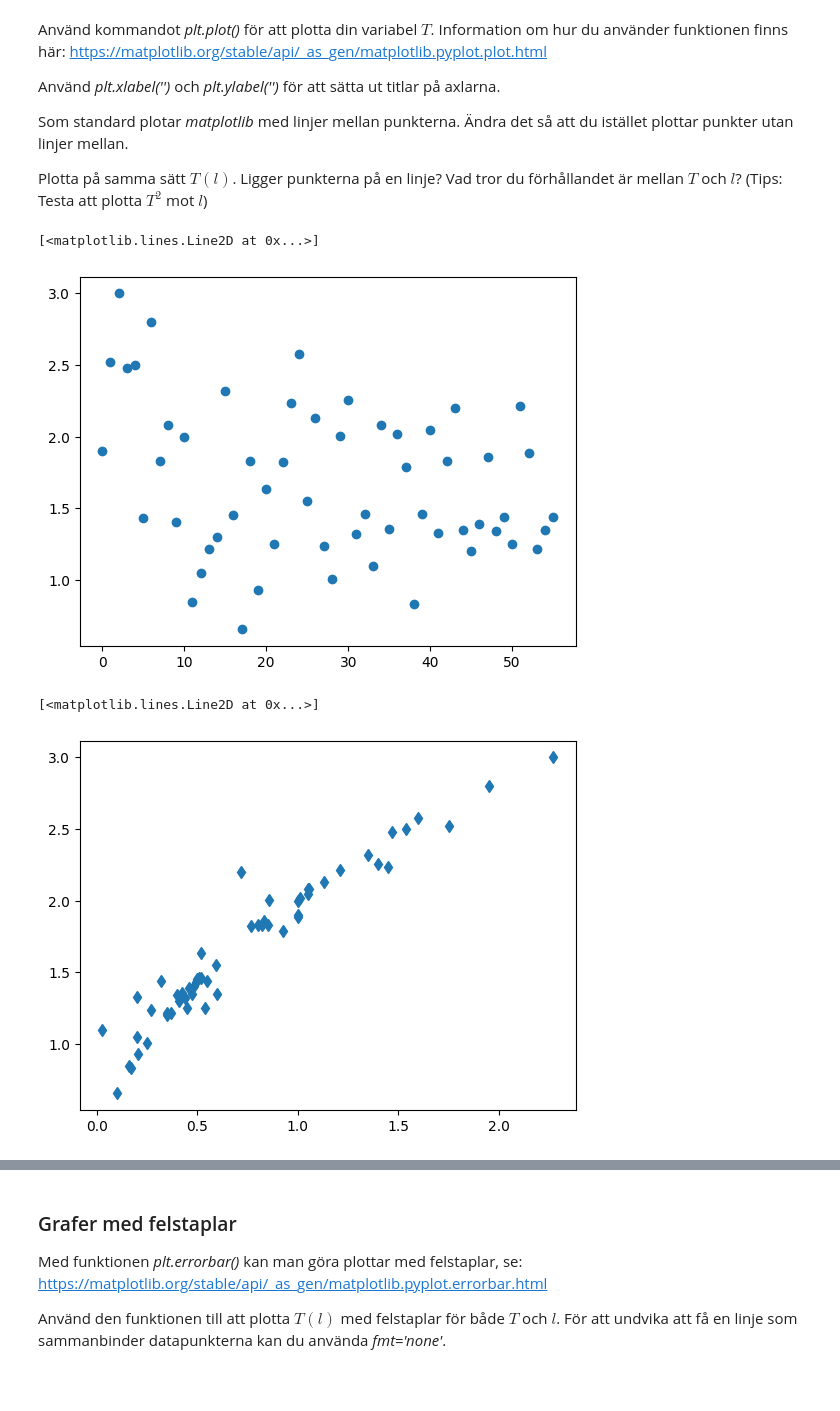
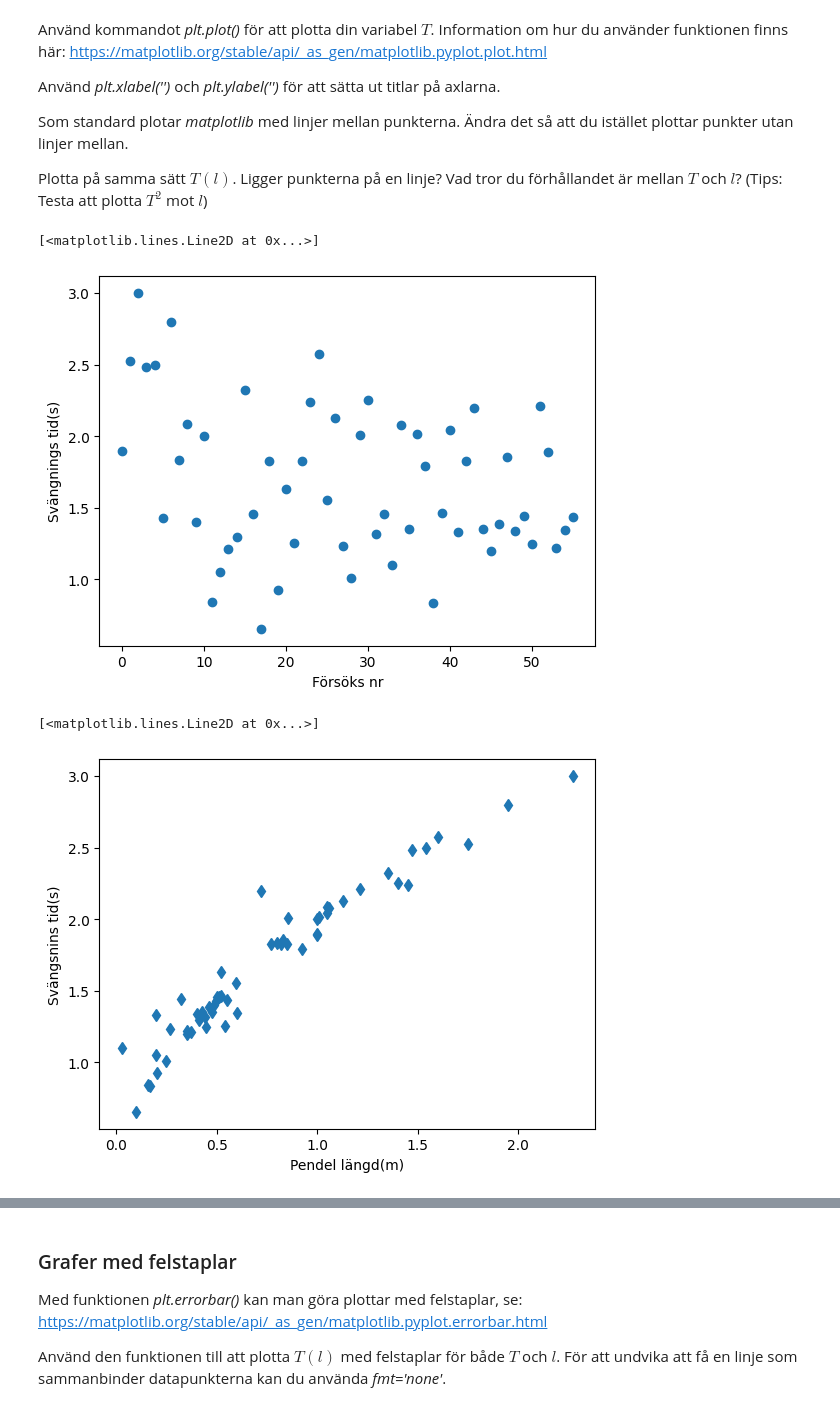
Before and after one commit to Hobbit0419/Uni_code, a Jupyter notebook: exp_met/Anton_Lindbro_HU2.ipynb, the cells around one changed output, grey strips where cells are left out. Drawn from its saved outputs; the diff is of its cells as text; code cells hidden in the pictures; blank space fills up the shorter version.

```diff
--- a/exp_met/Anton_Lindbro_HU2.ipynb
+++ b/exp_met/Anton_Lindbro_HU2.ipynb
@@ -82,15 +82,19 @@ Som standard plotar *matplotlib* med linjer mellan punkterna. Ändra det så att
 Plotta på samma sätt $T(l)$. Ligger punkterna på en linje? Vad tror du förhållandet är mellan $T$ och $l$? (Tips: Testa att plotta $T^2$ mot $l$)
 # %%
 # Plotta variablen T här
+plt.xlabel('Försöks nr')
+plt.ylabel('Svängnings tid(s)')
 plt.plot(T, 'o')
 # %% [output]
 [<matplotlib.lines.Line2D at 0x...>]
-[figure, old version]
+[figure, new version]
 # %%
 # Plotta T(l) här
+plt.xlabel('Pendel längd(m)')
+plt.ylabel('Svängsnins tid(s)')
 plt.plot(l, T, 'd')
 # %% [output]
 [<matplotlib.lines.Line2D at 0x...>]
-[figure, old version]
+[figure, new version]
 # %%
 # Testa gärna att plotta T^2(l) här
```
Also changed, not shown: parts of 3 cells of this notebook, 2 other files.
